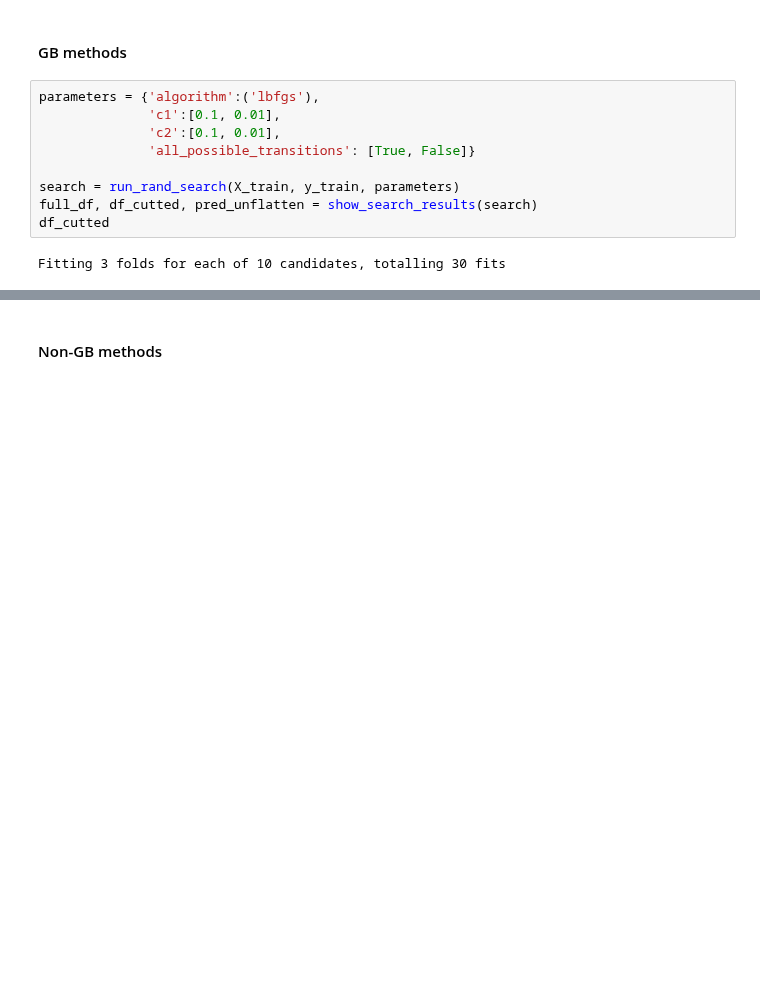
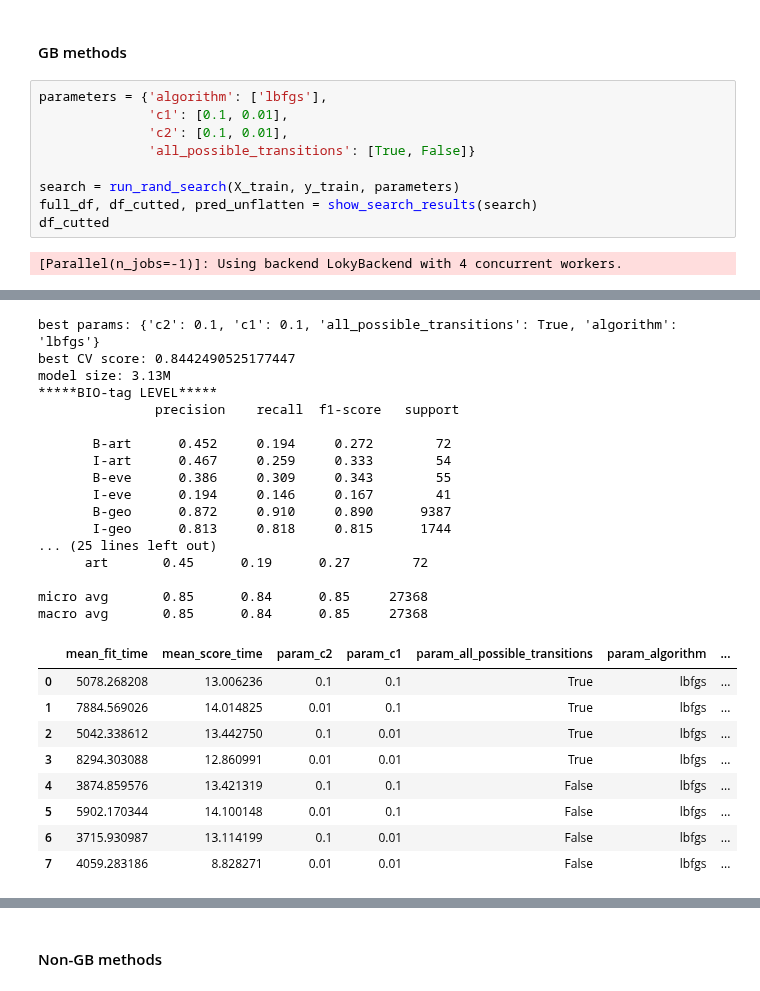
Before and after one commit to OlegBEZb/NLP_advanced_course, a Jupyter notebook: HW2/HW2_NER.ipynb, the cells around one changed output, grey strips where cells are left out. Cells and saved outputs as stored; diff of their text form; blank space fills up the shorter version.

```diff
--- a/HW2/HW2_NER.ipynb
+++ b/HW2/HW2_NER.ipynb
@@ -1359,13 +1361,13 @@ pd.DataFrame({k:v for k,v in scores.items() if 'test_' in k})
 # %% [markdown]
 #### GB methods
 # %%
-parameters = {'algorithm':('lbfgs'),
-              'c1':[0.1, 0.01],
-              'c2':[0.1, 0.01],
+parameters = {'algorithm': ['lbfgs'],
+              'c1': [0.1, 0.01],
+              'c2': [0.1, 0.01],
               'all_possible_transitions': [True, False]}
 
 search = run_rand_search(X_train, y_train, parameters)
 full_df, df_cutted, pred_unflatten = show_search_results(search)
 df_cutted
 # %% [output]
-Fitting 3 folds for each of 10 candidates, totalling 30 fits
+[Parallel(n_jobs=-1)]: Using backend LokyBackend with 4 concurrent workers.
@@ -1375 +1376,27 @@ ValueError: ignored
+best params: {'c2': 0.1, 'c1': 0.1, 'all_possible_transitions': True, 'algorithm': 'lbfgs'}
+best CV score: 0.8442490525177447
+model size: 3.13M
+*****BIO-tag LEVEL*****
+               precision    recall  f1-score   support
+
+       B-art      0.452     0.194     0.272        72
+       I-art      0.467     0.259     0.333        54
+       B-eve      0.386     0.309     0.343        55
+       I-eve      0.194     0.146     0.167        41
+       B-geo      0.872     0.910     0.890      9387
+       I-geo      0.813     0.818     0.815      1744
+... (25 lines left out)
+      art       0.45      0.19      0.27        72
+
+micro avg       0.85      0.84      0.85     27368
+macro avg       0.85      0.84      0.85     27368
+|  | mean_fit_time | mean_score_time | param_c2 | param_c1 | param_all_possible_transitions | param_algorithm | ... |
+| 0 | 5078.268208 | 13.006236 | 0.1 | 0.1 | True | lbfgs | ... |
+| 1 | 7884.569026 | 14.014825 | 0.01 | 0.1 | True | lbfgs | ... |
+| 2 | 5042.338612 | 13.442750 | 0.1 | 0.01 | True | lbfgs | ... |
+| 3 | 8294.303088 | 12.860991 | 0.01 | 0.01 | True | lbfgs | ... |
+| 4 | 3874.859576 | 13.421319 | 0.1 | 0.1 | False | lbfgs | ... |
+| 5 | 5902.170344 | 14.100148 | 0.01 | 0.1 | False | lbfgs | ... |
+| 6 | 3715.930987 | 13.114199 | 0.1 | 0.01 | False | lbfgs | ... |
+| 7 | 4059.283186 | 8.828271 | 0.01 | 0.01 | False | lbfgs | ... |
 # %%
```
Also changed, not shown: parts of 9 cells of this notebook.
